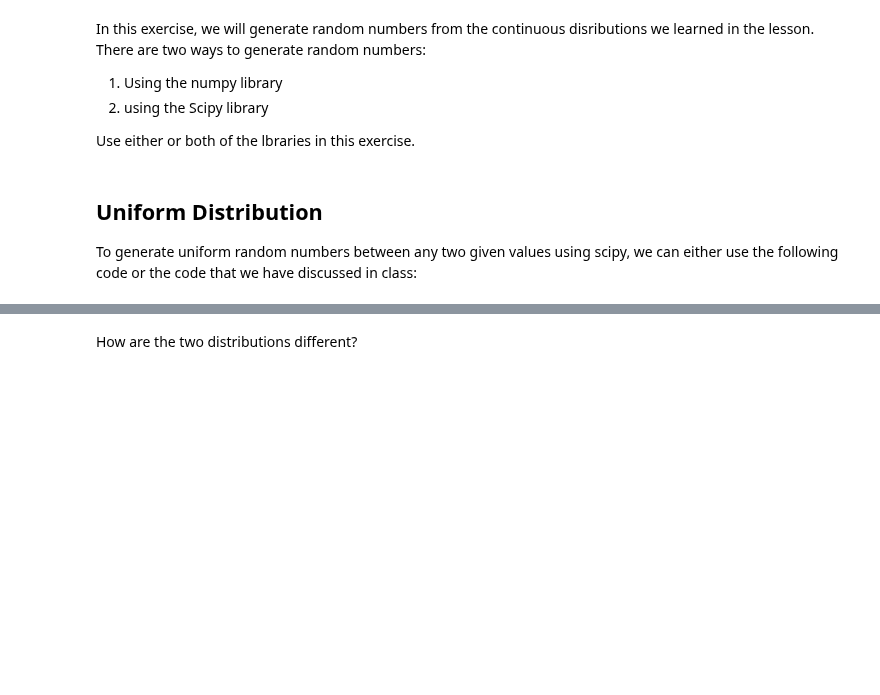
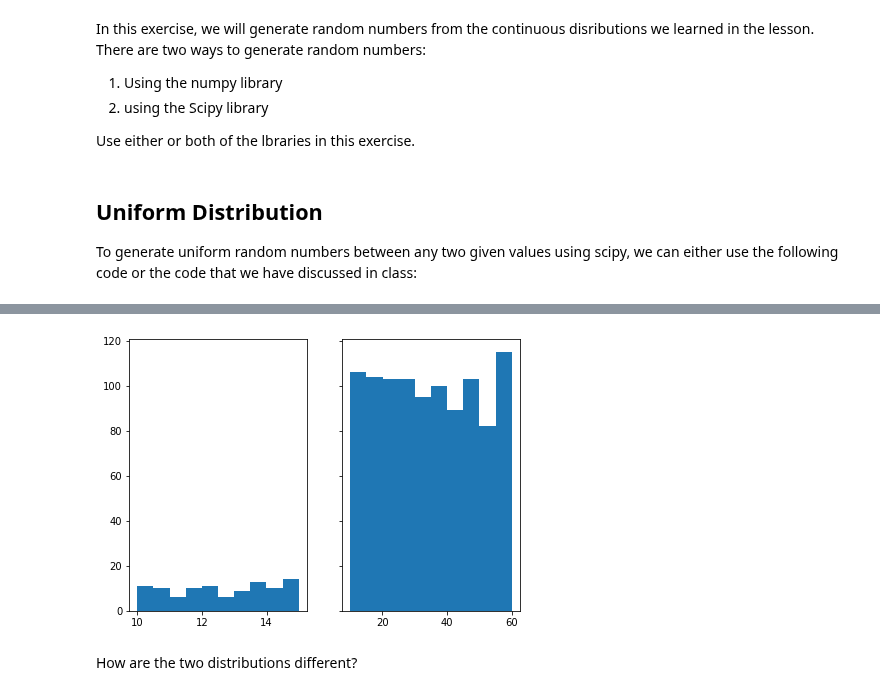
Before and after one commit to ta-data-lis/lab-probability-distributions, a Jupyter notebook: your-code/continuous.ipynb, the cells around one changed output, grey strips where cells are left out. Saved outputs shown, nothing was run; the diff lists cells and outputs as text; code cells hidden in the pictures; blank space fills up the shorter version.

```diff
--- a/your-code/continuous.ipynb
+++ b/your-code/continuous.ipynb
@@ -47,2 +48,26 @@ Your output should look like below:
+# %%
+# your code here
+
+import matplotlib.pyplot as plt
+
+def rand_uniform(ceiling, count):
+    x = uniform.rvs(size = count)
+    bottom = 10
+    randoms  = bottom + (ceiling - bottom)*x
+    return randoms
+
+rand_uniform(15,100)
+rand_uniform(60,1000)
+
+## plotting:
+
+plot_options, (plot_1, plot_2) = plt.subplots(nrows=1, ncols=2, figsize=(7,5), sharey= True)
+
+plot_2.hist(rand_uniform(60,1000), bins=10)
+plot_1.hist(rand_uniform(15,100), bins=10)
+
+plt.show()
+# %% [output]
+[figure, added]
 # %% [markdown]
 How are the two distributions different?
```
Also changed, not shown: parts of 22 cells of this notebook.
